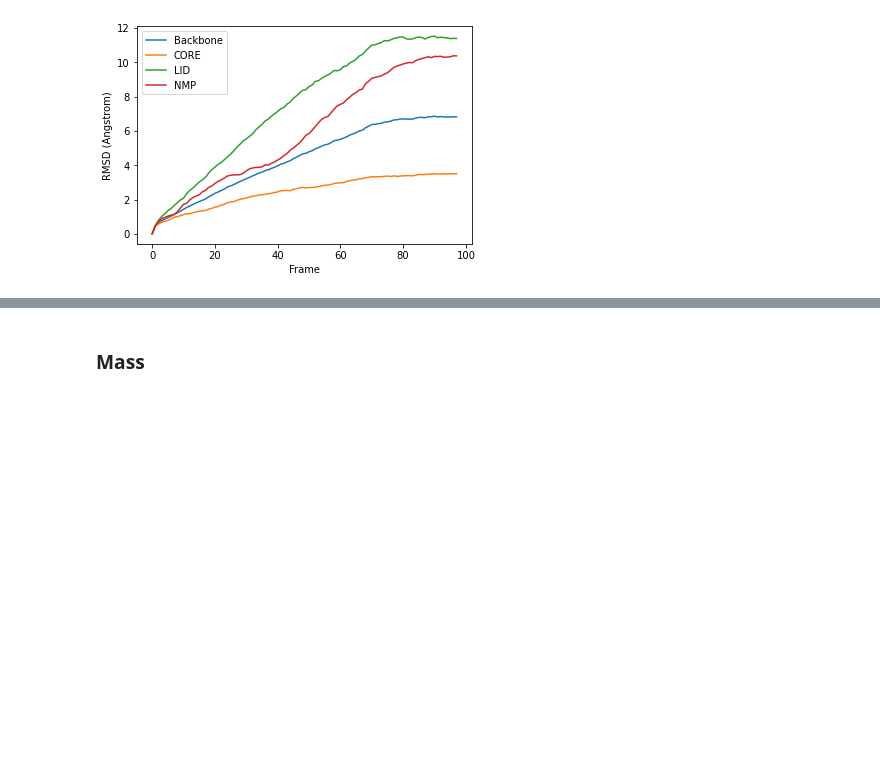
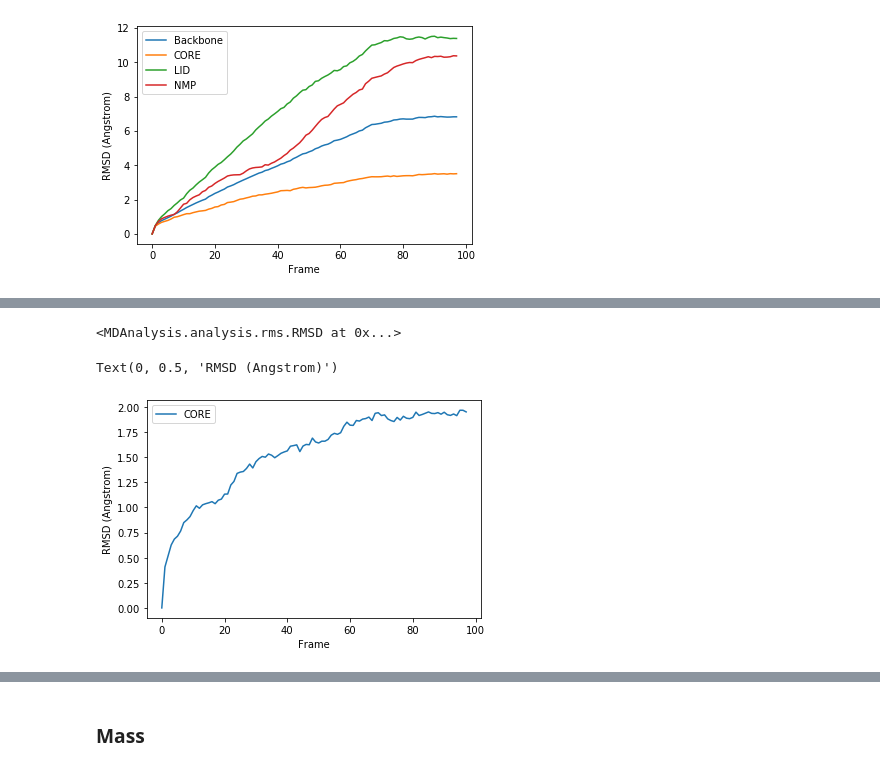
Before and after one commit to MDAnalysis/UserGuide, a Jupyter notebook: doc/source/examples/analysis/alignment_and_rms/rmsd.ipynb, the cells around one changed output, grey strips where cells are left out. Saved outputs shown, nothing was run; the diff lists cells and outputs as text; code cells hidden in the pictures; blank space fills up the shorter version.

```diff
--- a/doc/source/examples/analysis/alignment_and_rms/rmsd.ipynb
+++ b/doc/source/examples/analysis/alignment_and_rms/rmsd.ipynb
@@ -126,0 +148,17 @@ Text(0, 0.5, 'RMSD (Angstrom)')
+# %%
+ca = u.select_atoms('name CA')
+
+R = rms.RMSD(ca, ca, select=CORE, ref_frame=0)
+R.run()
+# %% [output]
+<MDAnalysis.analysis.rms.RMSD at 0x...>
+# %%
+df = pd.DataFrame(R.rmsd,
+                  columns=['Frame', 'Time (ns)',
+                           'CORE'])
+
+ax = df.plot(x='Frame', y='CORE', kind='line')
+ax.set_ylabel('RMSD (Angstrom)')
+# %% [output]
+Text(0, 0.5, 'RMSD (Angstrom)')
+[figure, added]
```
Also changed, not shown: parts of 13 cells of this notebook, 1 other file.
